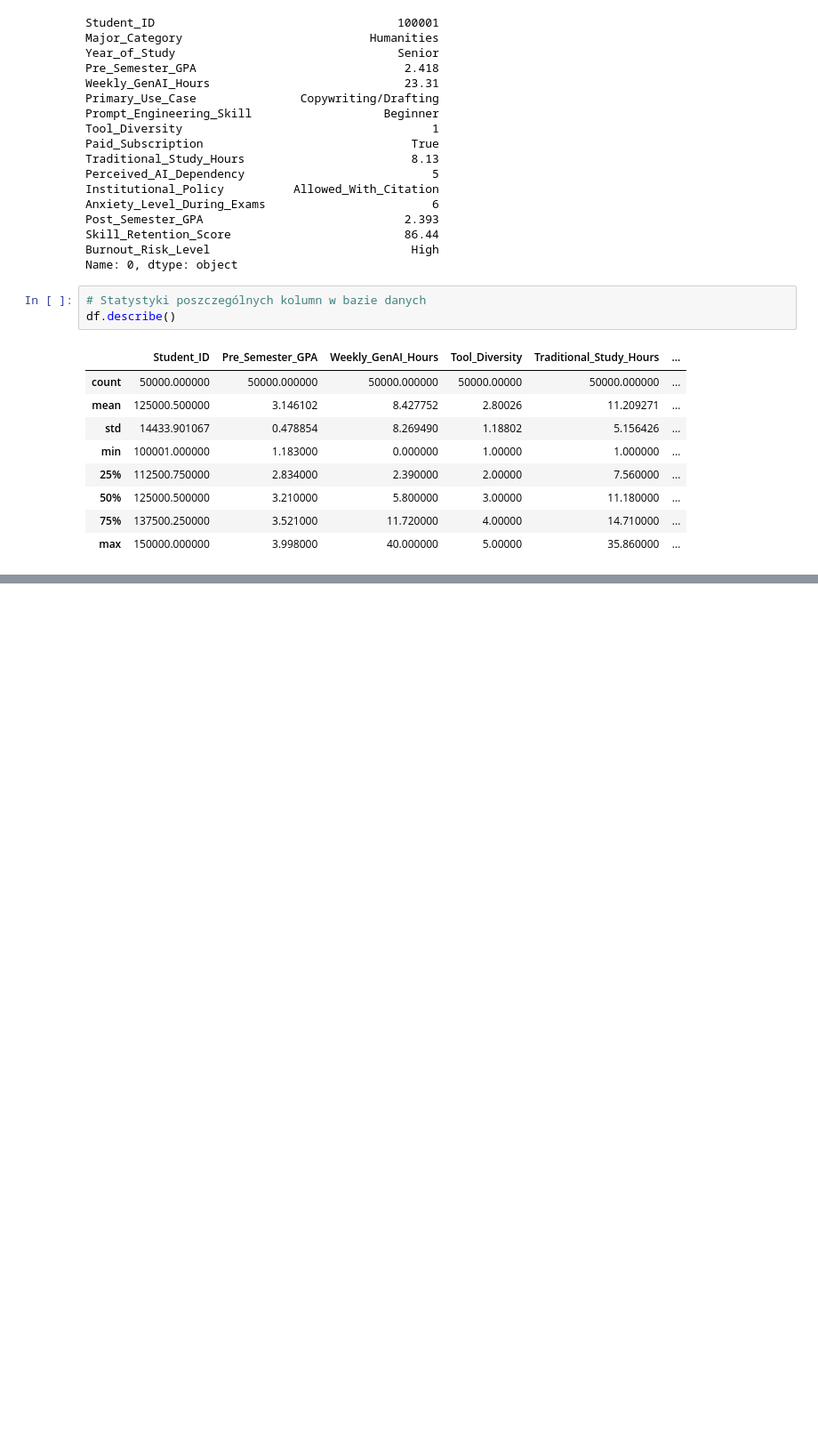
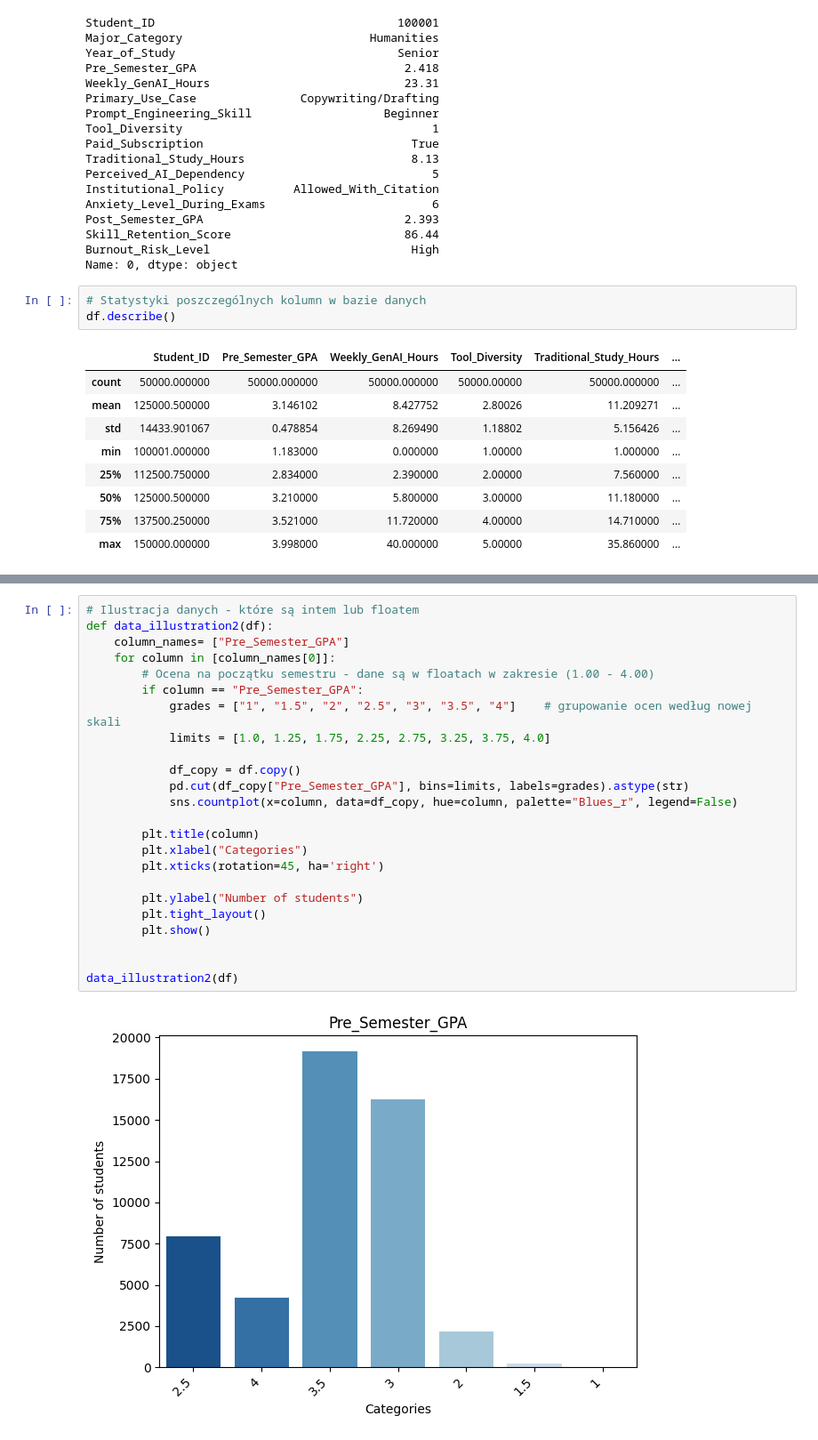
Before and after one commit to vdnfgg/PMN-26L_Projekt, a Jupyter notebook: analiza_danych.ipynb, the cells around one changed output, grey strips where cells are left out. Shown at 89% size. Cells and saved outputs as stored; diff of their text form; blank space fills up the shorter version.

```diff
--- a/analiza_danych.ipynb
+++ b/analiza_danych.ipynb
@@ -127,0 +129,26 @@ data_illustration(df)
+# %%
+# Ilustracja danych - które są intem lub floatem
+def data_illustration2(df):
+    column_names= ["Pre_Semester_GPA"]
+    for column in [column_names[0]]:
+        # Ocena na początku semestru - dane są w floatach w zakresie (1.00 - 4.00)
+        if column == "Pre_Semester_GPA":
+            grades = ["1", "1.5", "2", "2.5", "3", "3.5", "4"]    # grupowanie ocen według nowej skali
+            limits = [1.0, 1.25, 1.75, 2.25, 2.75, 3.25, 3.75, 4.0]
+
+            df_copy = df.copy()
+            pd.cut(df_copy["Pre_Semester_GPA"], bins=limits, labels=grades).astype(str)
+            sns.countplot(x=column, data=df_copy, hue=column, palette="Blues_r", legend=False)
+
+        plt.title(column)
+        plt.xlabel("Categories")
+        plt.xticks(rotation=45, ha='right')
+
+        plt.ylabel("Number of students")
+        plt.tight_layout()
+        plt.show()
+
+
+data_illustration2(df)
+# %% [output]
+[figure, added]
```
Also changed, not shown: parts of 4 cells of this notebook.
